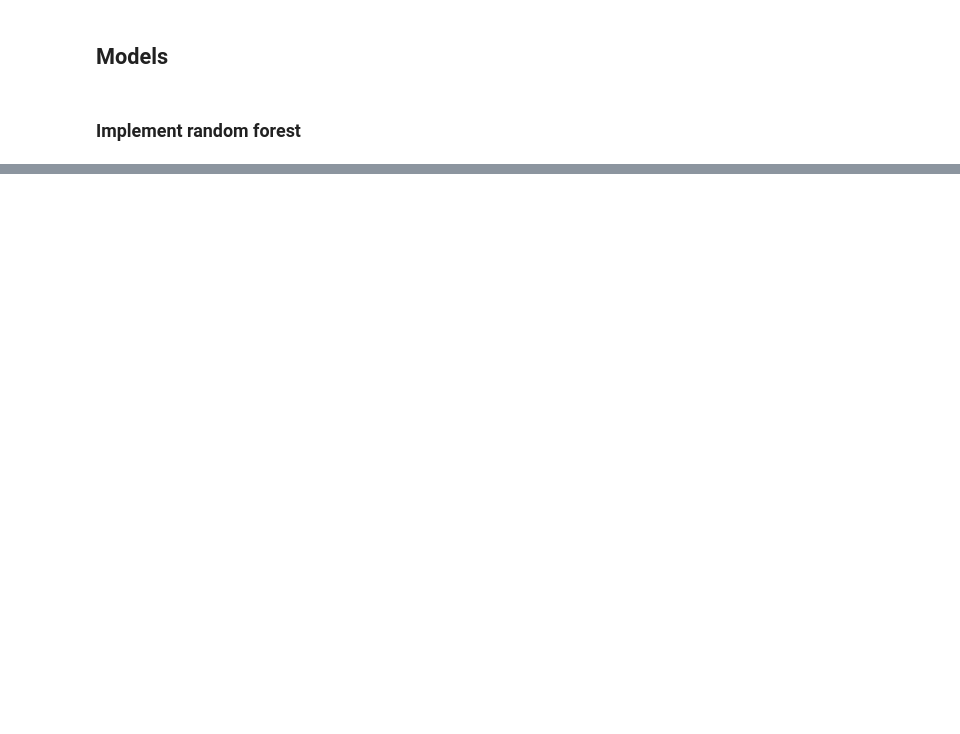
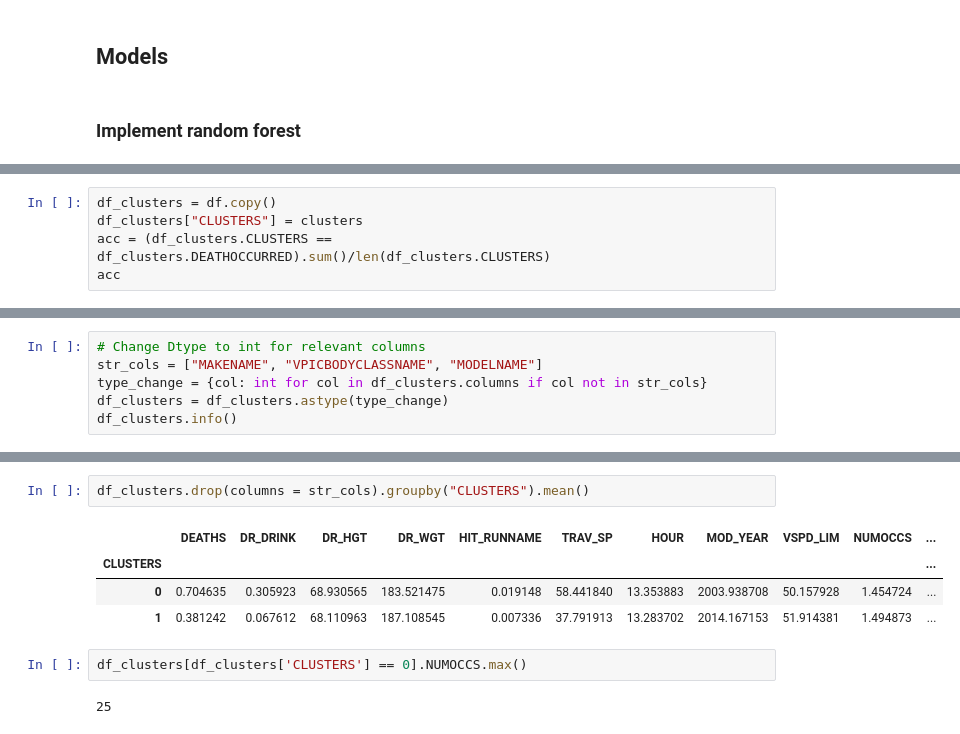
Before and after one commit to wisteriab/CSCI_Project, a Jupyter notebook: notebooks/cleaning_data.ipynb, the cells around one changed output, grey strips where cells are left out. Saved outputs shown, nothing was run; the diff lists cells and outputs as text; blank space fills up the shorter version.

```diff
--- a/notebooks/cleaning_data.ipynb
+++ b/notebooks/cleaning_data.ipynb
@@ -218,0 +359,5 @@ New Accuracy: 70.35%
+# %%
+df_clusters = df.copy()
+df_clusters["CLUSTERS"] = clusters
+acc = (df_clusters.CLUSTERS == df_clusters.DEATHOCCURRED).sum()/len(df_clusters.CLUSTERS)
+acc
@@ -218,0 +366,6 @@ New Accuracy: 70.35%
+# %%
+# Change Dtype to int for relevant columns
+str_cols = ["MAKENAME", "VPICBODYCLASSNAME", "MODELNAME"]
+type_change = {col: int for col in df_clusters.columns if col not in str_cols}
+df_clusters = df_clusters.astype(type_change)
+df_clusters.info()
@@ -219,3 +390,14 @@ New Accuracy: 70.35%
+# %%
+df_clusters.drop(columns = str_cols).groupby("CLUSTERS").mean()
+# %% [output]
+|  | DEATHS | DR_DRINK | DR_HGT | DR_WGT | HIT_RUNNAME | TRAV_SP | HOUR | MOD_YEAR | VSPD_LIM | NUMOCCS | ... |
+| CLUSTERS |  |  |  |  |  |  |  |  |  |  | ... |
+| 0 | 0.704635 | 0.305923 | 68.930565 | 183.521475 | 0.019148 | 58.441840 | 13.353883 | 2003.938708 | 50.157928 | 1.454724 | ... |
+| 1 | 0.381242 | 0.067612 | 68.110963 | 187.108545 | 0.007336 | 37.791913 | 13.283702 | 2014.167153 | 51.914381 | 1.494873 | ... |
+# %%
+df_clusters[df_clusters['CLUSTERS'] == 0].NUMOCCS.max()
+# %% [output]
+25
 # %%
 fig, ax = plt.subplots()
 
```
Also changed, not shown: parts of 36 cells of this notebook, 5 other files.
